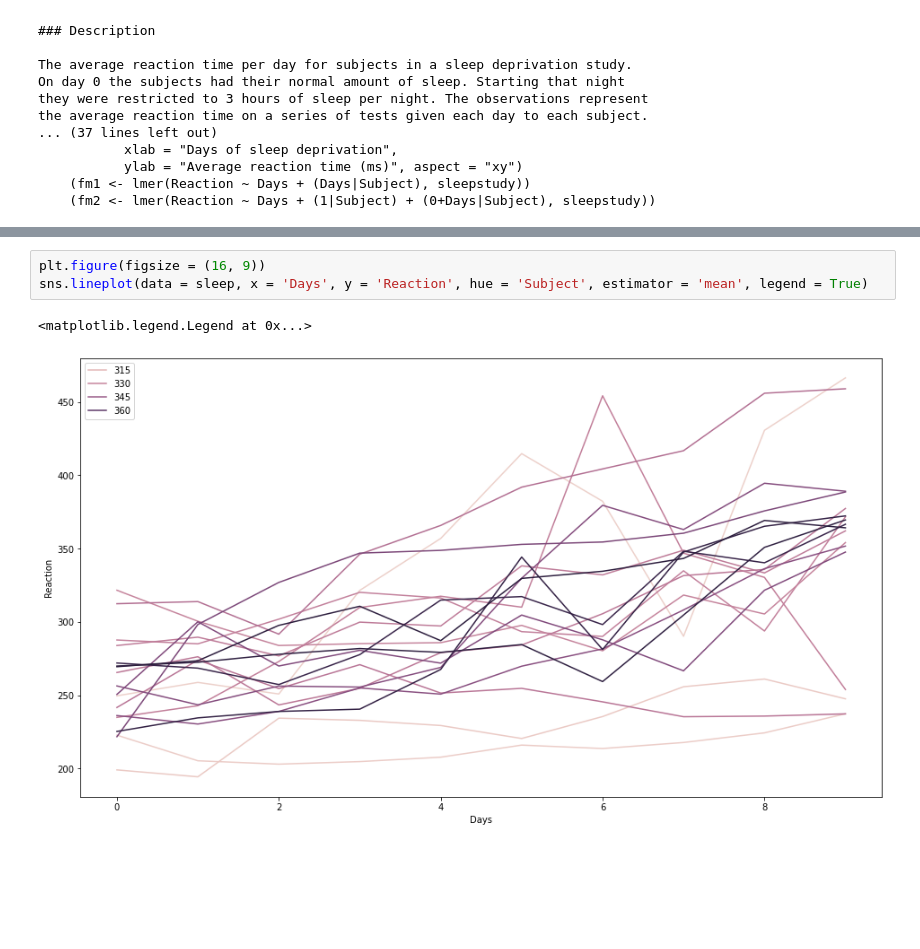
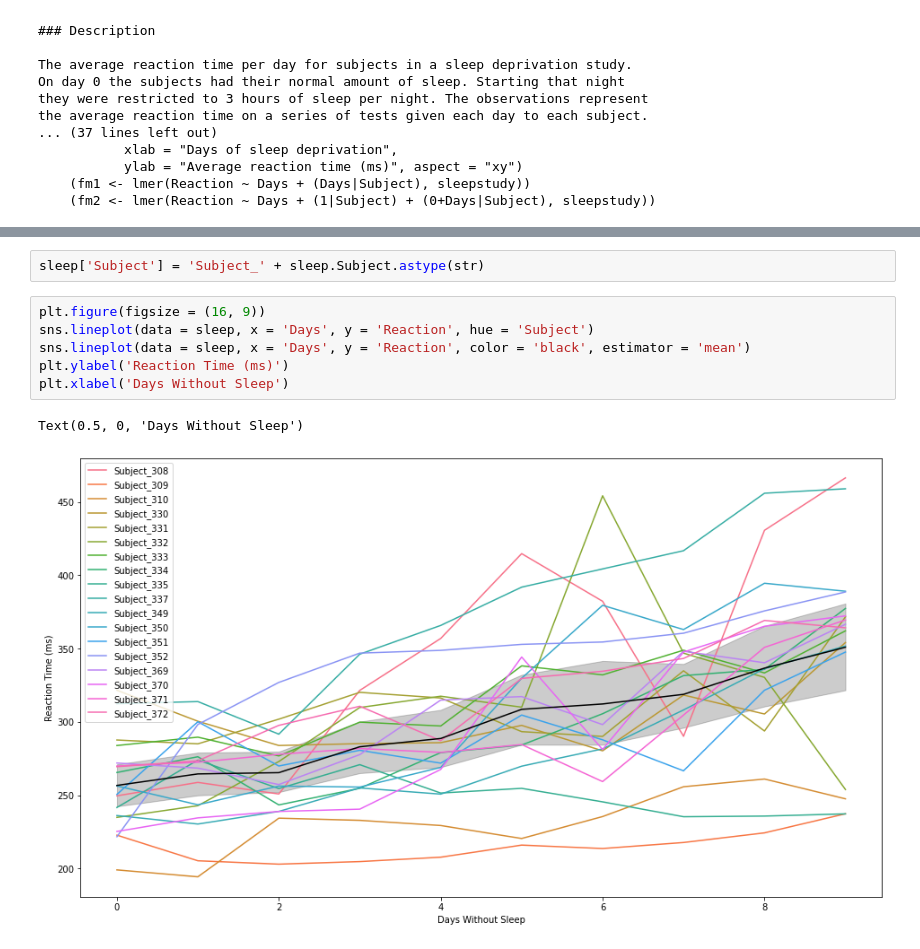
Before and after one commit to masonsherbondy/numpy-pandas-visualization-exercises, a Jupyter notebook: Exercises/seaborn_exercises.ipynb, the cells around one changed output, grey strips where cells are left out. Drawn from its saved outputs; the diff is of its cells as text; blank space fills up the shorter version.

Commit message:
on time

```diff
--- a/Exercises/seaborn_exercises.ipynb
+++ b/Exercises/seaborn_exercises.ipynb
@@ -407,6 +407,11 @@ sleep.sample(5)
+# %%
+sleep['Subject'] = 'Subject_' + sleep.Subject.astype(str)
 # %%
 plt.figure(figsize = (16, 9))
-sns.lineplot(data = sleep, x = 'Days', y = 'Reaction', hue = 'Subject', estimator = 'mean', legend = True)
+sns.lineplot(data = sleep, x = 'Days', y = 'Reaction', hue = 'Subject')
+sns.lineplot(data = sleep, x = 'Days', y = 'Reaction', color = 'black', estimator = 'mean')
+plt.ylabel('Reaction Time (ms)')
+plt.xlabel('Days Without Sleep')
 # %% [output]
-<matplotlib.legend.Legend at 0x...>
+Text(0.5, 0, 'Days Without Sleep')
-[figure, old version]
+[figure, new version]
```
Also changed, not shown: parts of 1 cell of this notebook, 6 other files.
